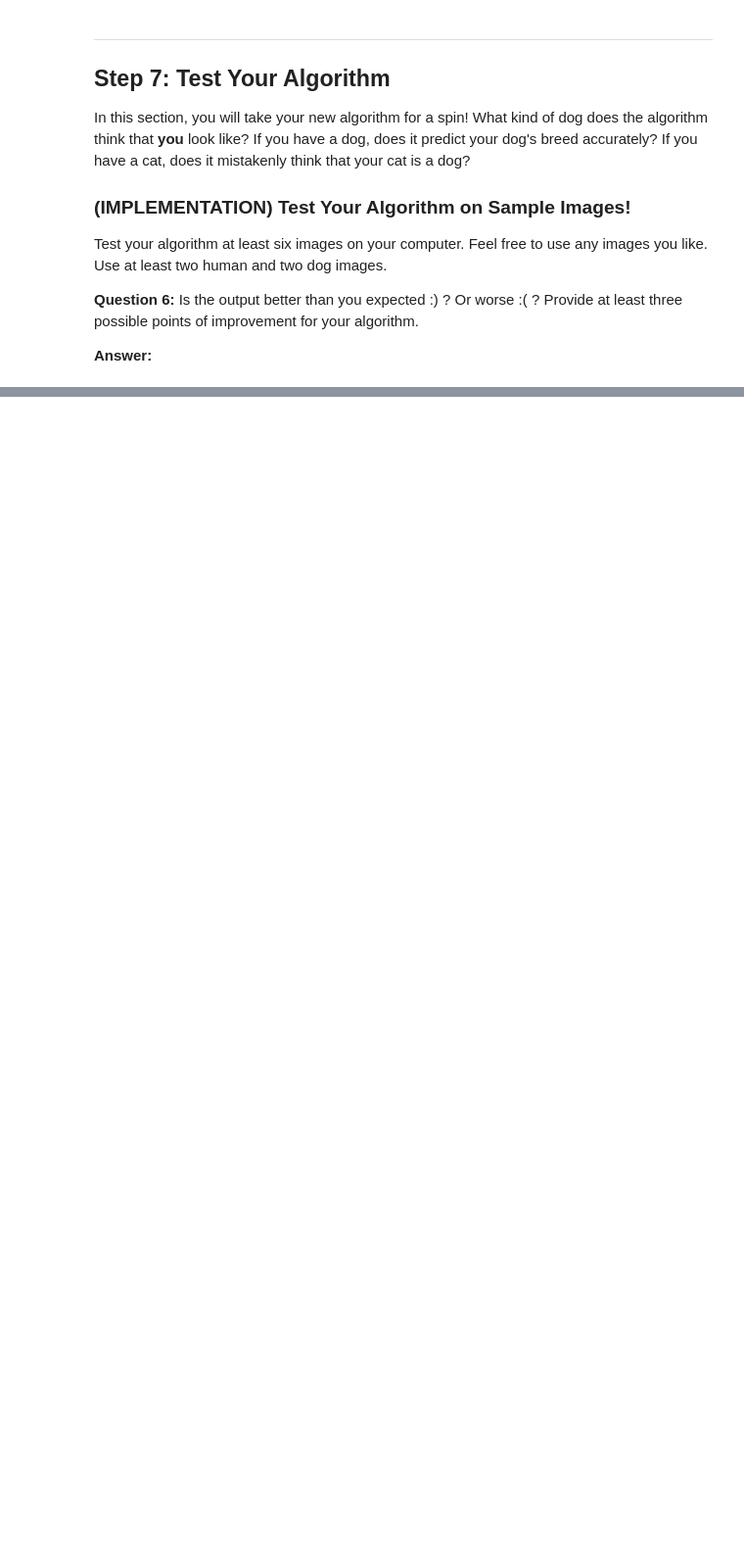
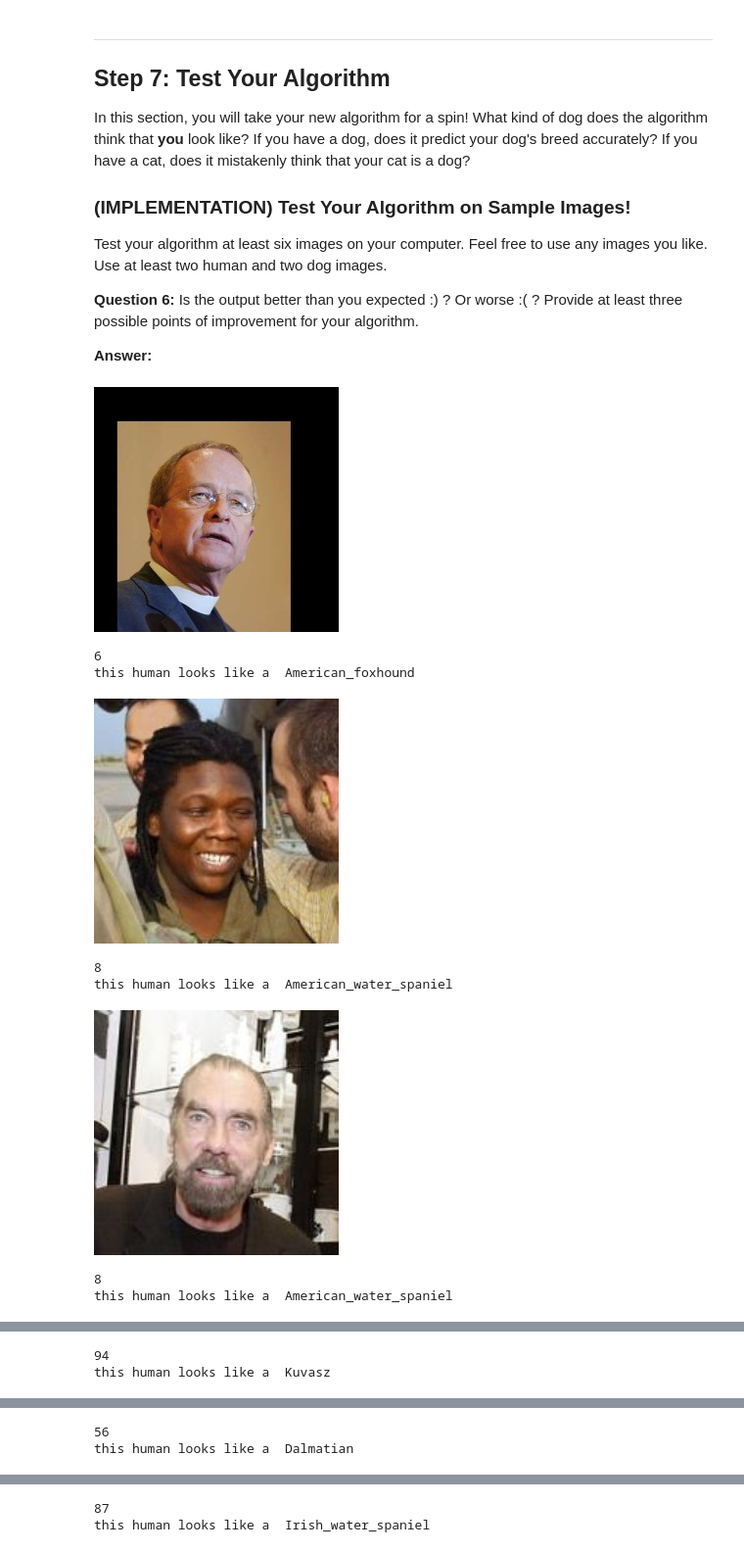
Before and after one commit to IlanStefanon/dog-project, a Jupyter notebook: dog_app.ipynb, the cells around one changed output, grey strips where cells are left out. Shown at 98% size. Saved outputs shown, nothing was run; the diff lists cells and outputs as text; code cells hidden in the pictures; blank space fills up the shorter version.

```diff
--- a/dog_app.ipynb
+++ b/dog_app.ipynb
@@ -423,7 +421,7 @@ checkpointer = ModelCheckpoint(filepath='saved_models/weights.best.from_scratch.
 
 model.fit(train_tensors, train_targets,
           validation_data=(valid_tensors, valid_targets),
-          epochs=epochs, batch_size=20, callbacks=[checkpointer], verbose=1)
+          epochs=epochs, batch_size=256, callbacks=[checkpointer], verbose=1)
 # %% [output]
 Train on 6680 samples, validate on 835 samples
 Epoch 1/50
@@ -502,11 +500,13 @@ VGG16_model.compile(loss='categorical_crossentropy', optimizer='rmsprop', metric
 # %% [markdown]
 ### Train the Model
 # %%
+from keras.callbacks import ModelCheckpoint
+
 checkpointer = ModelCheckpoint(filepath='saved_models/weights.best.VGG16.hdf5',
                                verbose=1, save_best_only=True)
 
 VGG16_model.fit(train_VGG16, train_targets,
           validation_data=(valid_VGG16, valid_targets),
-          epochs=20, batch_size=20, callbacks=[checkpointer], verbose=1)
+          epochs=50, batch_size=256, callbacks=[checkpointer], verbose=1)
 # %% [output]
 Train on 6680 samples, validate on 835 samples
@@ -625,7 +638,7 @@ checkpointer = ModelCheckpoint(filepath='saved_models/weights.best.Resnet50.hdf5
 
 Resnet50_model.fit(train_Resnet50, train_targets,
           validation_data=(valid_Resnet50, valid_targets),
-          epochs=20, batch_size=20, callbacks=[checkpointer], verbose=1)
+          epochs=20, batch_size=256, callbacks=[checkpointer], verbose=1)
 # %% [output]
 Train on 6680 samples, validate on 835 samples
 Epoch 1/20
@@ -714,3 +723,21 @@ if dog_detector(img_file) :
+# %%
+### TODO: Write your algorithm.
+### Feel free to use as many code cells as needed.
+from IPython.display import Image, display
+
+def dog_detection_bottleneck(img_path):
+    bottleneck_feature = extract_Resnet50(path_to_tensor(img_path))
+    predicted_vector = Resnet50_model.predict(bottleneck_feature)
+    prediction = np.argmax(predicted_vector)
+    print(prediction)
+    return ((prediction <= 268) & (prediction >= 151))
+
+def detection(img_path):
+    display(Image(img_path))
+    if dog_detection_bottleneck(img_path):
+        print("this dog is a ", Resnet50_predict_breed(img_path))
+    else:
+        print("this human looks like a ", Resnet50_predict_breed(img_path))
 # %% [markdown]
 ---
 <a id='step7'></a>
@@ -728,4 +755,22 @@ __Answer:__
 # %%
 ## TODO: Execute your algorithm from Step 6 on
 ## at least 6 images on your computer.
 ## Feel free to use as many code cells as needed.
+### TODO: Test the performance of the dog_detector function
+### on the images in human_files_short and dog_files_short.
+detection(human_files_short[0])
+detection(human_files_short[1])
+detection(human_files_short[2])
+detection(dog_files_short[0])
+detection(dog_files_short[1])
+detection(dog_files_short[2])
+# %% [output]
+[figure, added]
+6
+this human looks like a  American_foxhound
+[figure, added]
+8
+this human looks like a  American_water_spaniel
+[figure, added]
+8
+this human looks like a  American_water_spaniel
@@ -731,0 +778,2 @@ __Answer:__
+94
+this human looks like a  Kuvasz
@@ -731,0 +781,2 @@ __Answer:__
+56
+this human looks like a  Dalmatian
@@ -731,0 +784,2 @@ __Answer:__
+87
+this human looks like a  Irish_water_spaniel
```
Also changed, not shown: parts of 13 cells of this notebook.
